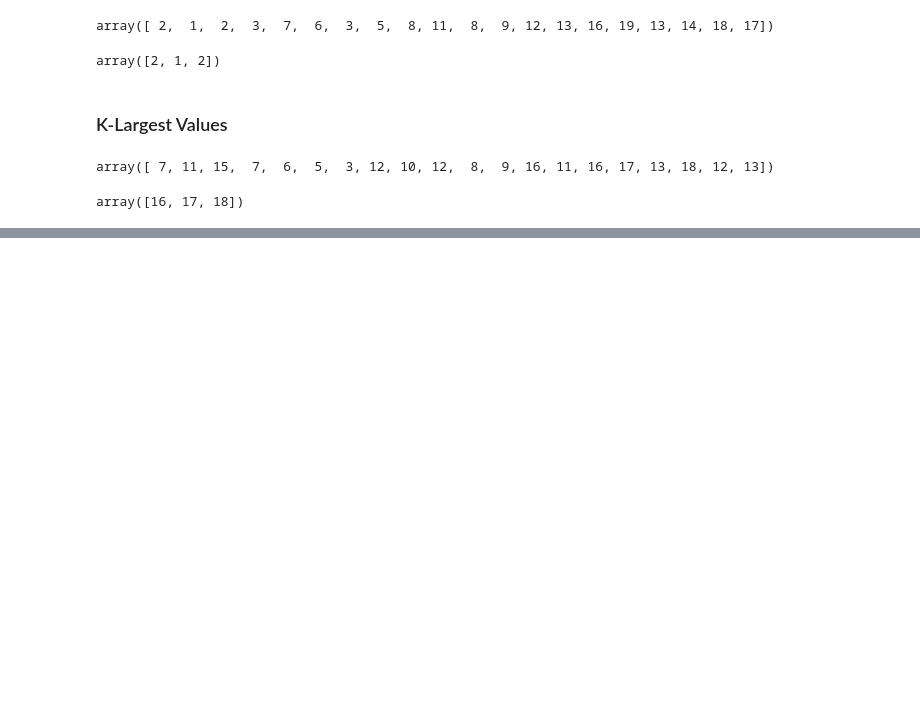
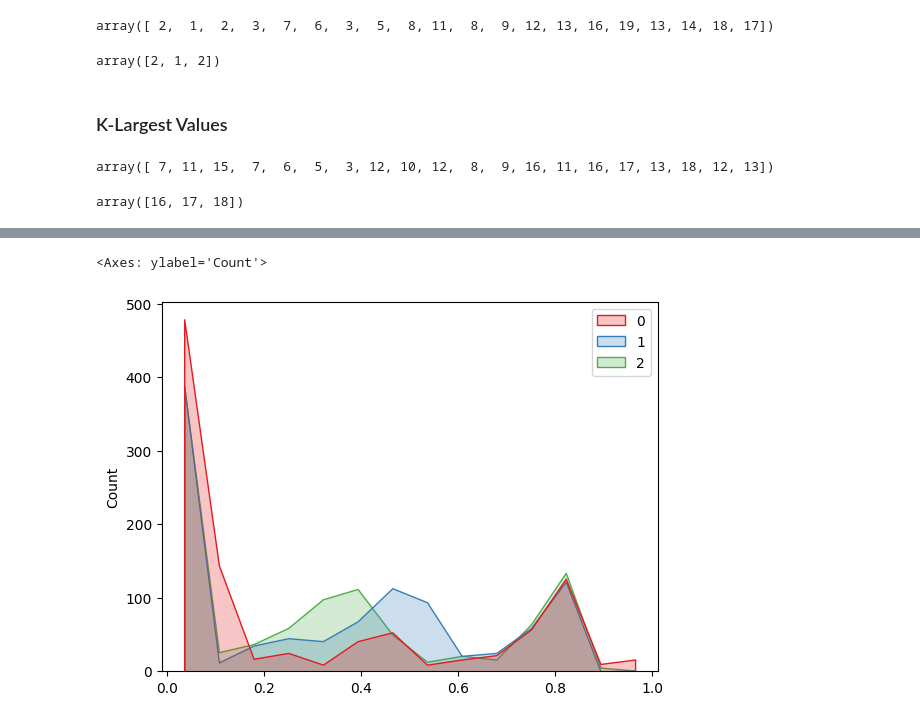
Before and after one commit to czaky/puzzles, a Jupyter notebook: numpy.ipynb, the cells around one changed output, grey strips where cells are left out. Drawn from its saved outputs; the diff is of its cells as text; code cells hidden in the pictures; blank space fills up the shorter version.

```diff
--- a/numpy.ipynb
+++ b/numpy.ipynb
@@ -1230,0 +1905,5 @@ array([16, 17, 18])
+# %%
+sns.histplot((i[..., 0].flat, i[..., 2].flat, i[..., 1].flat), palette="Set1", element="poly")
+# %% [output]
+<Axes: ylabel='Count'>
+[figure, added]
```
Also changed, not shown: parts of 62 cells of this notebook, 3 other files.
